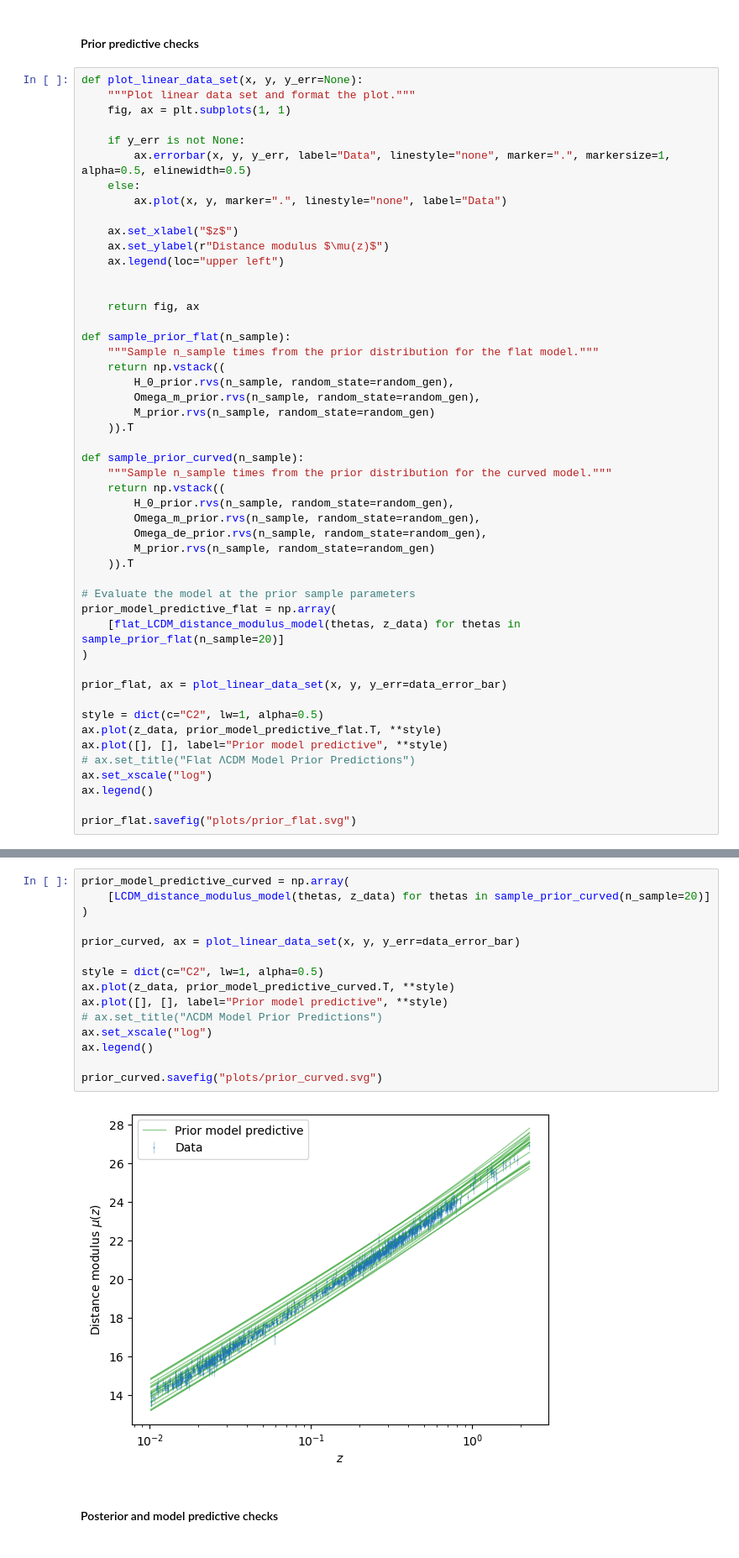
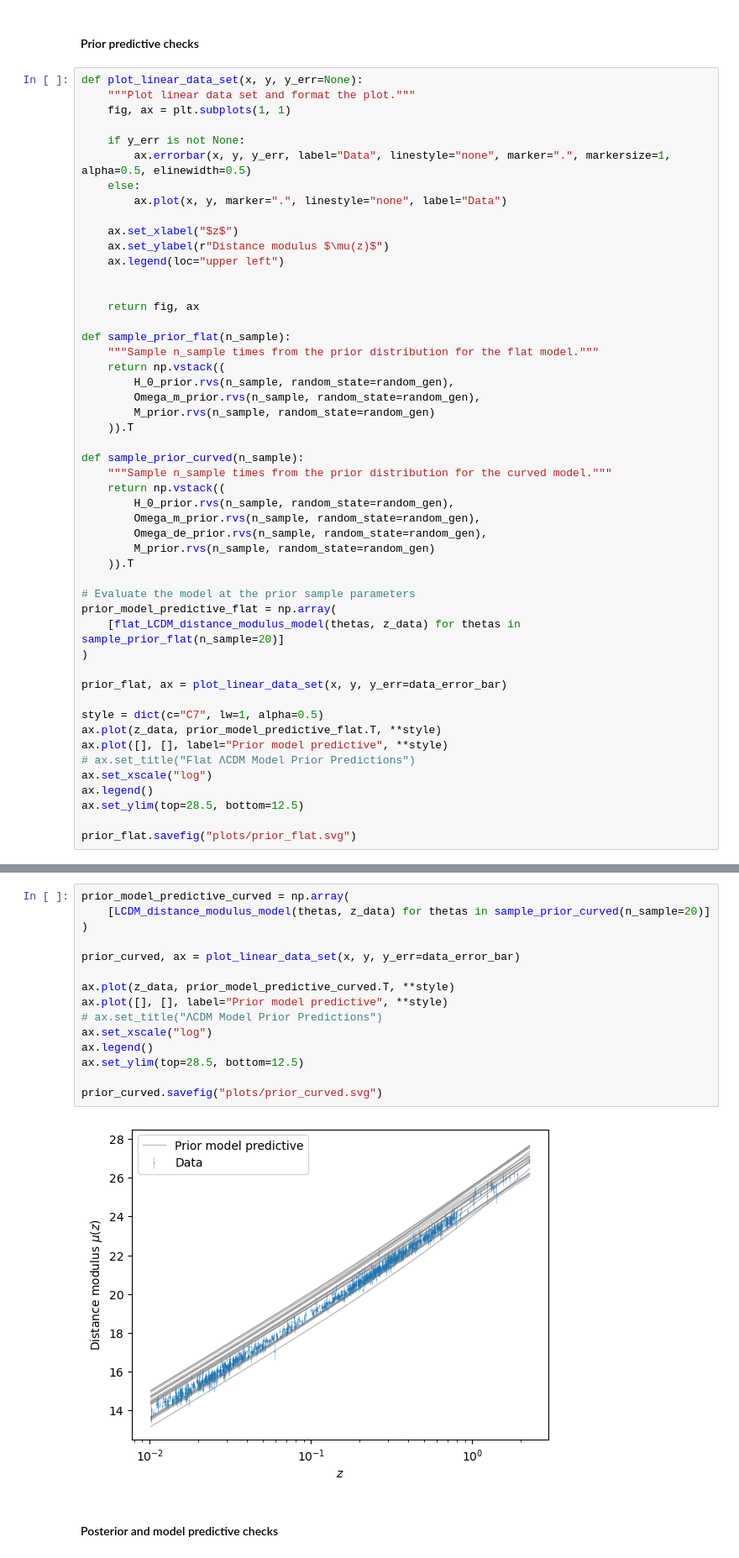
Before and after one commit to danschoe/bayes_stats, a Jupyter notebook: analysis.ipynb, the cells around one changed output, grey strips where cells are left out. Shown at 84% size. Drawn from its saved outputs; the diff is of its cells as text.

```diff
--- a/analysis.ipynb
+++ b/analysis.ipynb
@@ -646,12 +709,13 @@ prior_model_predictive_flat = np.array(
 
 prior_flat, ax = plot_linear_data_set(x, y, y_err=data_error_bar)
 
-style = dict(c="C2", lw=1, alpha=0.5)
+style = dict(c="C7", lw=1, alpha=0.5)
 ax.plot(z_data, prior_model_predictive_flat.T, **style)
 ax.plot([], [], label="Prior model predictive", **style)
 # ax.set_title("Flat ΛCDM Model Prior Predictions")
 ax.set_xscale("log")
 ax.legend()
+ax.set_ylim(top=28.5, bottom=12.5)
 
 prior_flat.savefig("plots/prior_flat.svg")
 # %% [output]
@@ -659,20 +723,20 @@ prior_flat.savefig("plots/prior_flat.svg")
 # %%
 prior_model_predictive_curved = np.array(
     [LCDM_distance_modulus_model(thetas, z_data) for thetas in sample_prior_curved(n_sample=20)]
 )
 
 prior_curved, ax = plot_linear_data_set(x, y, y_err=data_error_bar)
 
-style = dict(c="C2", lw=1, alpha=0.5)
 ax.plot(z_data, prior_model_predictive_curved.T, **style)
 ax.plot([], [], label="Prior model predictive", **style)
 # ax.set_title("ΛCDM Model Prior Predictions")
 ax.set_xscale("log")
 ax.legend()
+ax.set_ylim(top=28.5, bottom=12.5)
 
 prior_curved.savefig("plots/prior_curved.svg")
 # %% [output]
-[figure, old version]
+[figure, new version]
 # %% [markdown]
 #### Posterior and model predictive checks
 # %%
```
Also changed, not shown: parts of 28 cells of this notebook.
